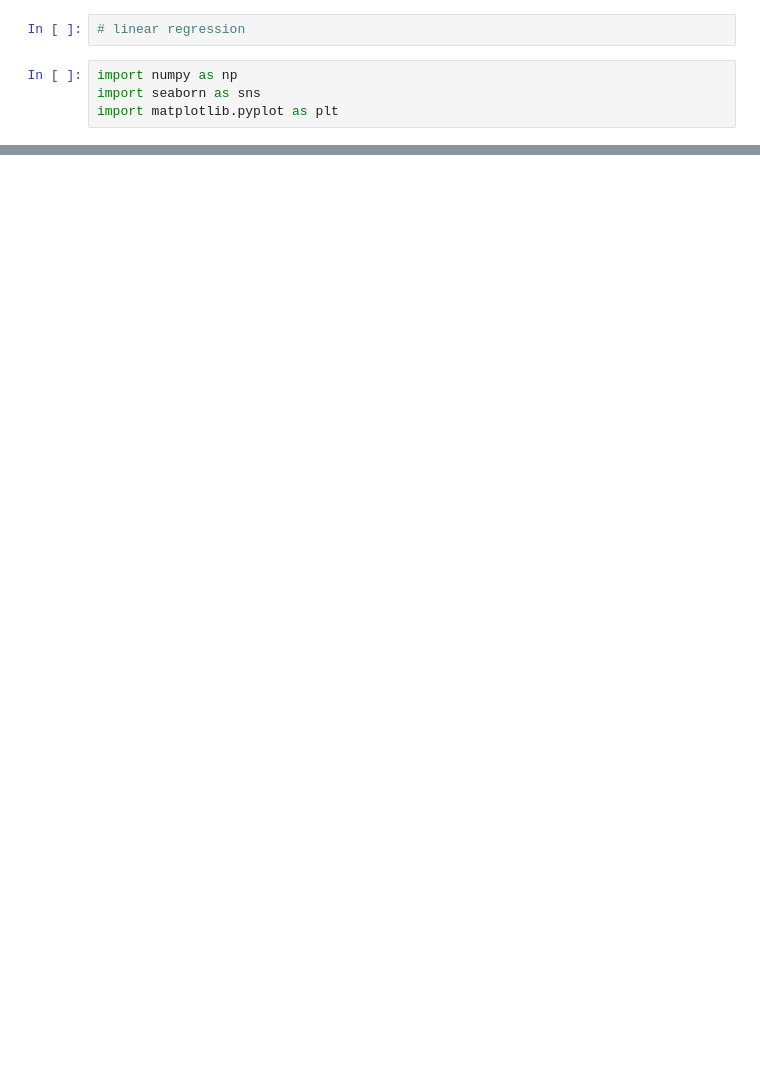
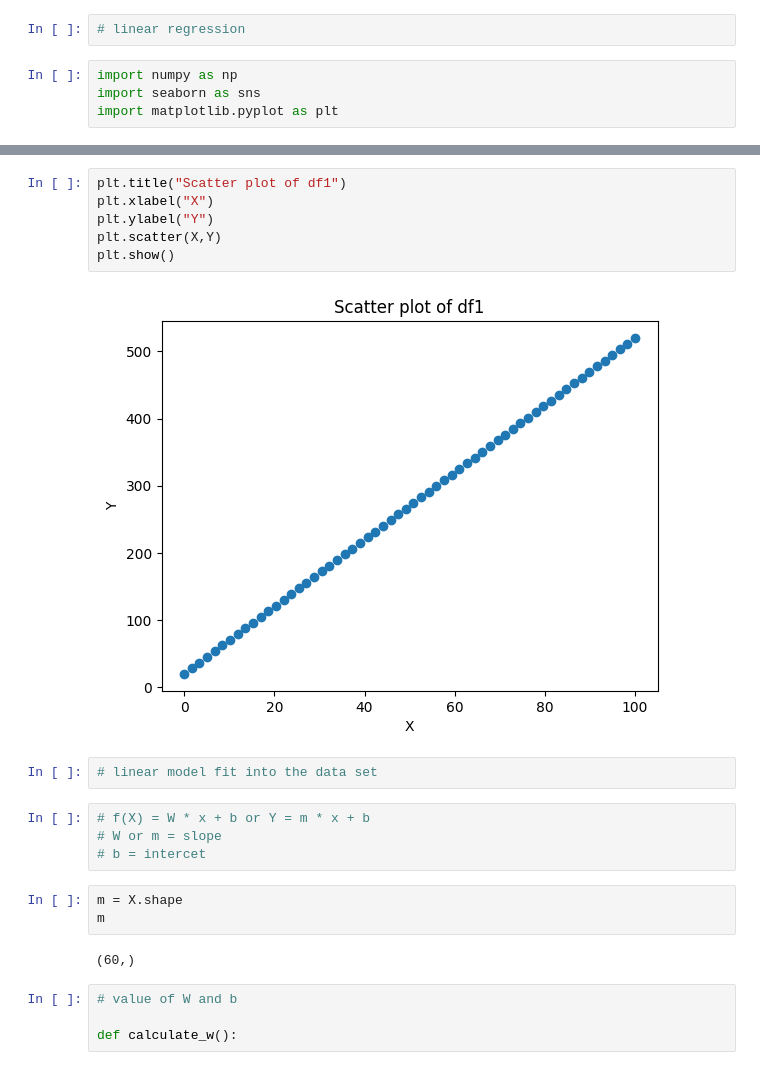
Before and after one commit to bunny-ml/ML_scratch, a Jupyter notebook: linear_regression.ipynb, the cells around one changed output, grey strips where cells are left out. Drawn from its saved outputs; the diff is of its cells as text; blank space fills up the shorter version.

```diff
--- a/linear_regression.ipynb
+++ b/linear_regression.ipynb
@@ -35,0 +31,23 @@ sns.scatterplot(df1)
+# %%
+plt.title("Scatter plot of df1")
+plt.xlabel("X")
+plt.ylabel("Y")
+plt.scatter(X,Y)
+plt.show()
+# %% [output]
+[figure, added]
+# %%
+# linear model fit into the data set
+# %%
+# f(X) = W * x + b or Y = m * x + b
+# W or m = slope
+# b = intercet
+# %%
+m = X.shape
+m
+# %% [output]
+(60,)
+# %%
+# value of W and b
+
+def calculate_w():
```
Also changed, not shown: parts of 10 cells of this notebook.
